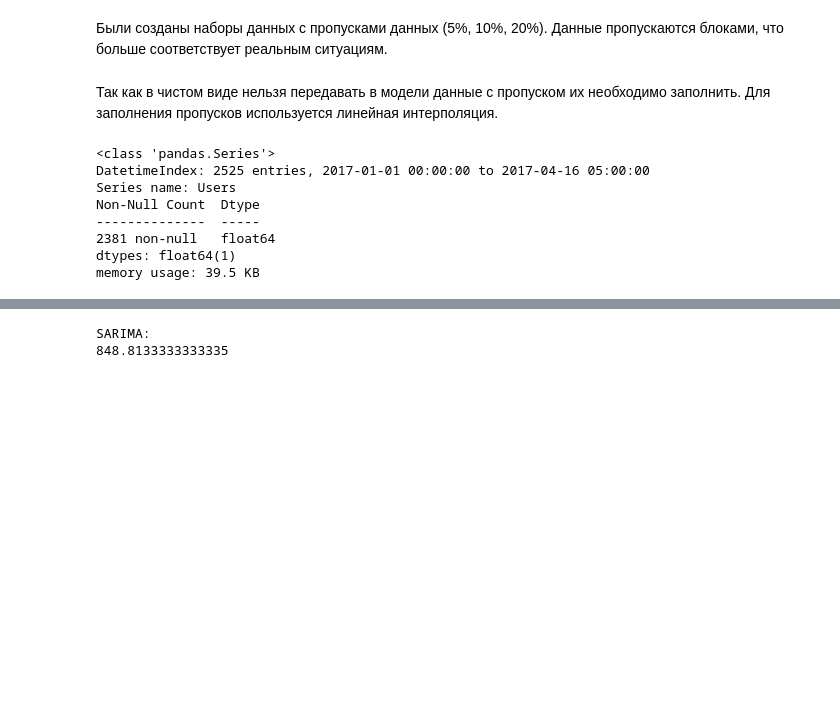
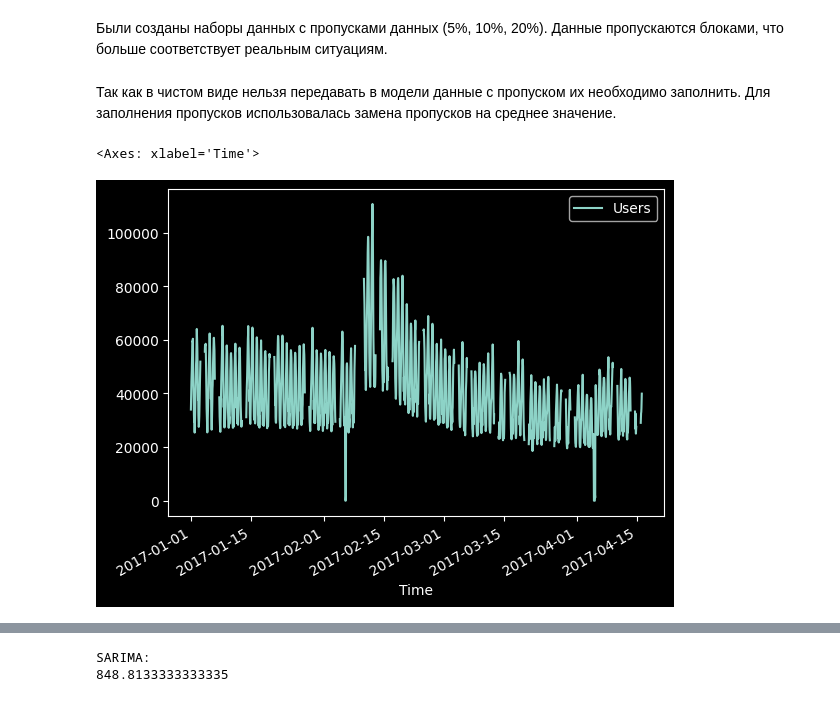
Before and after one commit to EmilBBbbbbbb/ARIMA_vs_LSTM, a Jupyter notebook: ARIMA_vs_LSTM.ipynb, the cells around one changed output, grey strips where cells are left out. Drawn from its saved outputs; the diff is of its cells as text; code cells hidden in the pictures; blank space fills up the shorter version.

```diff
--- a/ARIMA_vs_LSTM.ipynb
+++ b/ARIMA_vs_LSTM.ipynb
@@ -569,5 +374,5 @@ def add_block_missing_by_percent(data, missing_percent=0.5, block_size=24):
 
     return data_missing
 # %% [markdown]
-Так как в чистом виде нельзя передавать в модели данные с пропуском их необходимо заполнить. Для заполнения пропусков используется линейная интерполяция.
+Так как в чистом виде нельзя передавать в модели данные с пропуском их необходимо заполнить. Для заполнения пропусков использовалась замена пропусков на среднее значение.
 # %%
@@ -581,13 +386,7 @@ ata_test  = data['Users'].iloc[-100:].copy()
 # %%
-data_train_missing_5.info()
+data_train_missing_20.plot()
 # %% [output]
-<class 'pandas.Series'>
-DatetimeIndex: 2525 entries, 2017-01-01 00:00:00 to 2017-04-16 05:00:00
-Series name: Users
-Non-Null Count  Dtype
---------------  -----
-2381 non-null   float64
-dtypes: float64(1)
-memory usage: 39.5 KB
+<Axes: xlabel='Time'>
+[figure, added]
 # %%
 def sarima_pipline(data_missing, missing_percent, model=None):
```
Also changed, not shown: parts of 33 cells of this notebook, 8 other files.
